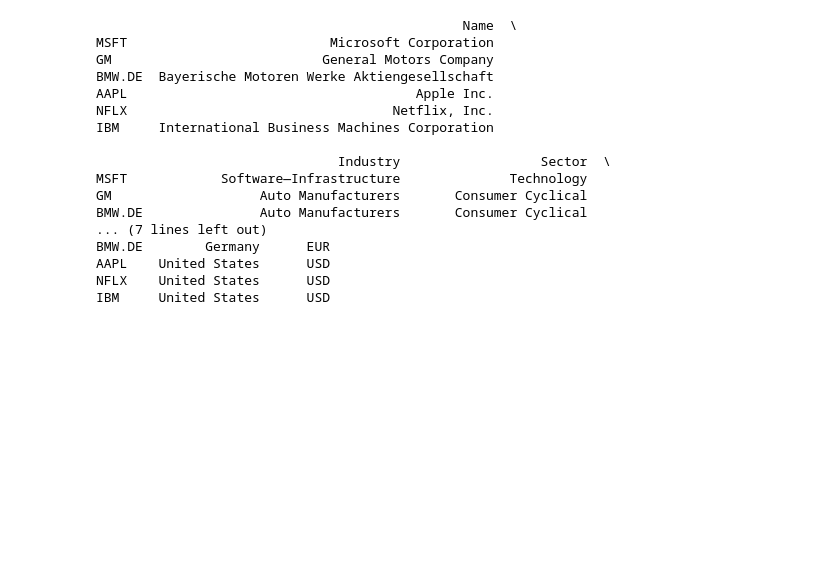
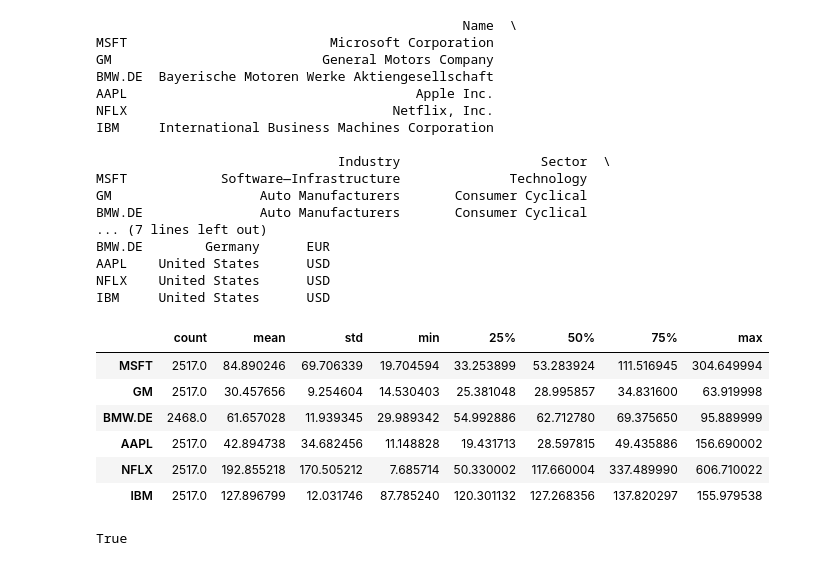
Before and after one commit to SvLaura/Comparing_securities, a Jupyter notebook: Invest_yahoo_fin.ipynb, the cells around one changed output. Saved outputs shown, nothing was run; the diff lists cells and outputs as text; code cells hidden in the pictures; blank space fills up the shorter version.

```diff
--- a/Invest_yahoo_fin.ipynb
+++ b/Invest_yahoo_fin.ipynb
@@ -184,0 +288,24 @@ IBM     United States      USD
+# %%
+period = 10
+
+pricies_daily = yfin_dprices(lt, period)
+returns_daily = yfin_dreturns(lt,period)
+
+df = pricies_daily
+
+# Display a brief summary of the dataset
+price_stat = pricies_daily.describe().T
+display(price_stat)
+# %% [output]
+|  | count | mean | std | min | 25% | 50% | 75% | max |
+| MSFT | 2517.0 | 84.890246 | 69.706339 | 19.704594 | 33.253899 | 53.283924 | 111.516945 | 304.649994 |
+| GM | 2517.0 | 30.457656 | 9.254604 | 14.530403 | 25.381048 | 28.995857 | 34.831600 | 63.919998 |
+| BMW.DE | 2468.0 | 61.657028 | 11.939345 | 29.989342 | 54.992886 | 62.712780 | 69.375650 | 95.889999 |
+| AAPL | 2517.0 | 42.894738 | 34.682456 | 11.148828 | 19.431713 | 28.597815 | 49.435886 | 156.690002 |
+| NFLX | 2517.0 | 192.855218 | 170.505212 | 7.685714 | 50.330002 | 117.660004 | 337.489990 | 606.710022 |
+| IBM | 2517.0 | 127.896799 | 12.031746 | 87.785240 | 120.301132 | 127.268356 | 137.820297 | 155.979538 |
+# %%
+# Recheck data
+print(df.isnull().values.any())
+# %% [output]
+True
```
Also changed, not shown: parts of 11 cells of this notebook.
